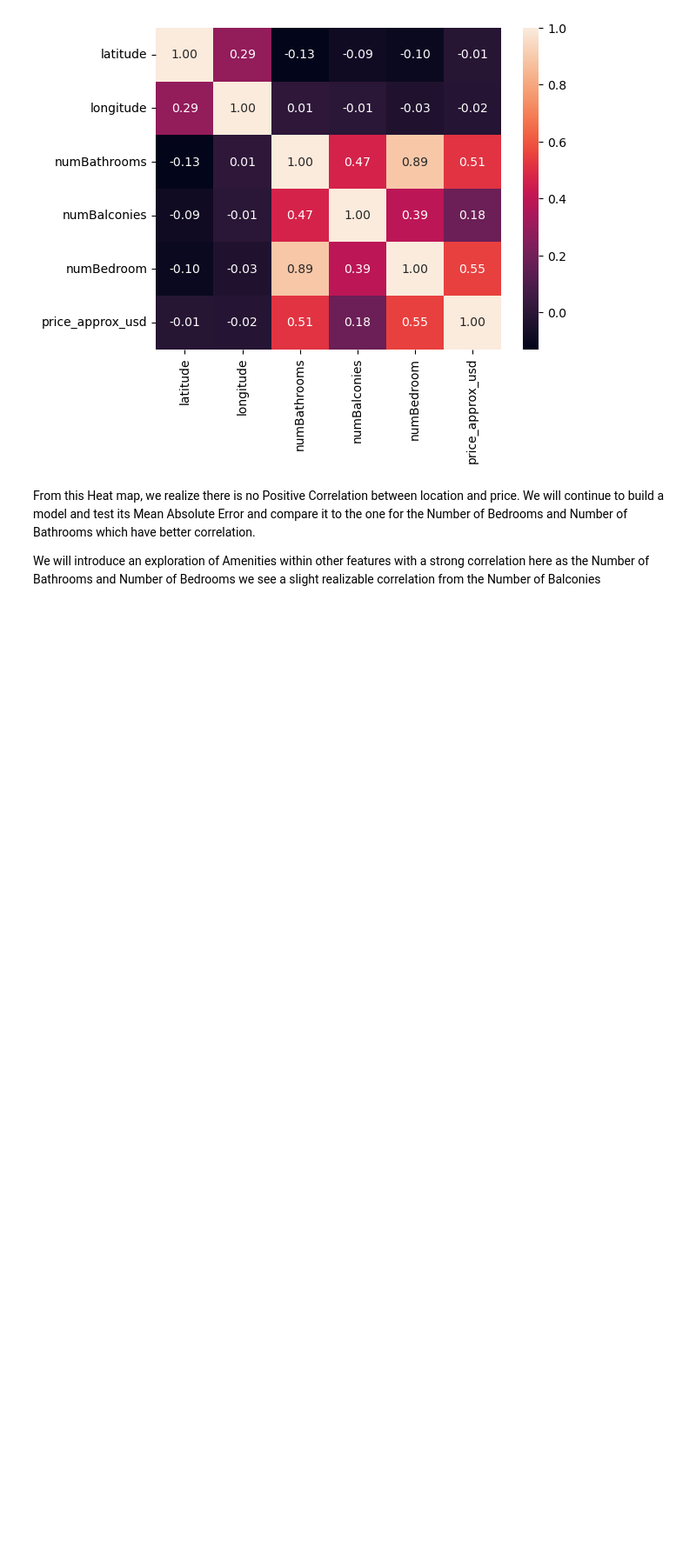
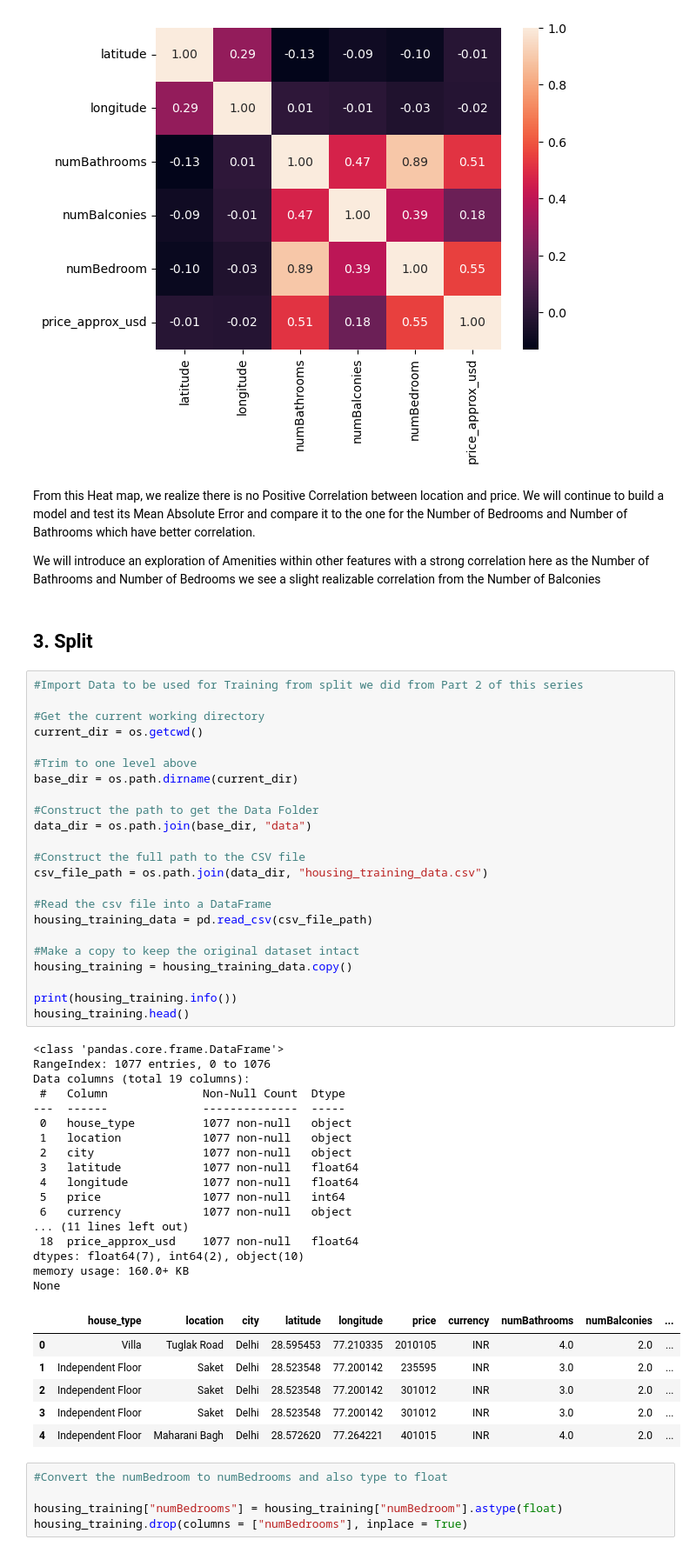
Before and after one commit to dumisanimukuchura/Dehli-Indian-Housing-Analysis-Part-3-Predict-Price-with-Location-Multiple-Linear-Regression, a Jupyter notebook: notebook/Dehli-Indian-Housing-Analysis-Part-3-Predict-Price-with-Location-Multiple-Linear-Regression.ipynb, the cells around one changed output. Shown at 87% size. Cells and saved outputs as stored; diff of their text form; blank space fills up the shorter version.

Commit message:
Splitting data, Building and Testing the Location and Amenities Models

```diff
--- a/notebook/Dehli-Indian-Housing-Analysis-Part-3-Predict-Price-with-Location-Multiple-Linear-Regression.ipynb
+++ b/notebook/Dehli-Indian-Housing-Analysis-Part-3-Predict-Price-with-Location-Multiple-Linear-Regression.ipynb
@@ -148,3 +148,57 @@ cmap="coolwarm" is a colormap option for visual appeal (feel free to choose your
 From this Heat map, we realize there is no Positive Correlation between location and price. We will continue to build a model and test its Mean Absolute Error and compare it to the one for the Number of Bedrooms and Number of Bathrooms which have better correlation.
 
 We will introduce an exploration of Amenities within other features with a strong correlation here as the Number of Bathrooms and Number of Bedrooms we see a slight realizable correlation from the Number of Balconies
+# %% [markdown]
+## 3. Split
+# %%
+#Import Data to be used for Training from split we did from Part 2 of this series
+
+#Get the current working directory
+current_dir = os.getcwd()
+
+#Trim to one level above
+base_dir = os.path.dirname(current_dir)
+
+#Construct the path to get the Data Folder
+data_dir = os.path.join(base_dir, "data")
+
+#Construct the full path to the CSV file
+csv_file_path = os.path.join(data_dir, "housing_training_data.csv")
+
+#Read the csv file into a DataFrame
+housing_training_data = pd.read_csv(csv_file_path)
+
+#Make a copy to keep the original dataset intact
+housing_training = housing_training_data.copy()
+
+print(housing_training.info())
+housing_training.head()
+# %% [output]
+<class 'pandas.core.frame.DataFrame'>
+RangeIndex: 1077 entries, 0 to 1076
+Data columns (total 19 columns):
+ #   Column              Non-Null Count  Dtype
+---  ------              --------------  -----
+ 0   house_type          1077 non-null   object
+ 1   location            1077 non-null   object
+ 2   city                1077 non-null   object
+ 3   latitude            1077 non-null   float64
+ 4   longitude           1077 non-null   float64
+ 5   price               1077 non-null   int64
+ 6   currency            1077 non-null   object
+... (11 lines left out)
+ 18  price_approx_usd    1077 non-null   float64
+dtypes: float64(7), int64(2), object(10)
+memory usage: 160.0+ KB
+None
+|  | house_type | location | city | latitude | longitude | price | currency | numBathrooms | numBalconies | ... |
+| 0 | Villa | Tuglak Road | Delhi | 28.595453 | 77.210335 | 2010105 | INR | 4.0 | 2.0 | ... |
+| 1 | Independent Floor | Saket | Delhi | 28.523548 | 77.200142 | 235595 | INR | 3.0 | 2.0 | ... |
+| 2 | Independent Floor | Saket | Delhi | 28.523548 | 77.200142 | 301012 | INR | 3.0 | 2.0 | ... |
+| 3 | Independent Floor | Saket | Delhi | 28.523548 | 77.200142 | 301012 | INR | 3.0 | 2.0 | ... |
+| 4 | Independent Floor | Maharani Bagh | Delhi | 28.572620 | 77.264221 | 401015 | INR | 4.0 | 2.0 | ... |
+# %%
+#Convert the numBedroom to numBedrooms and also type to float
+
+housing_training["numBedrooms"] = housing_training["numBedroom"].astype(float)
+housing_training.drop(columns = ["numBedrooms"], inplace = True)
```
Also changed, not shown: parts of 26 cells of this notebook.
